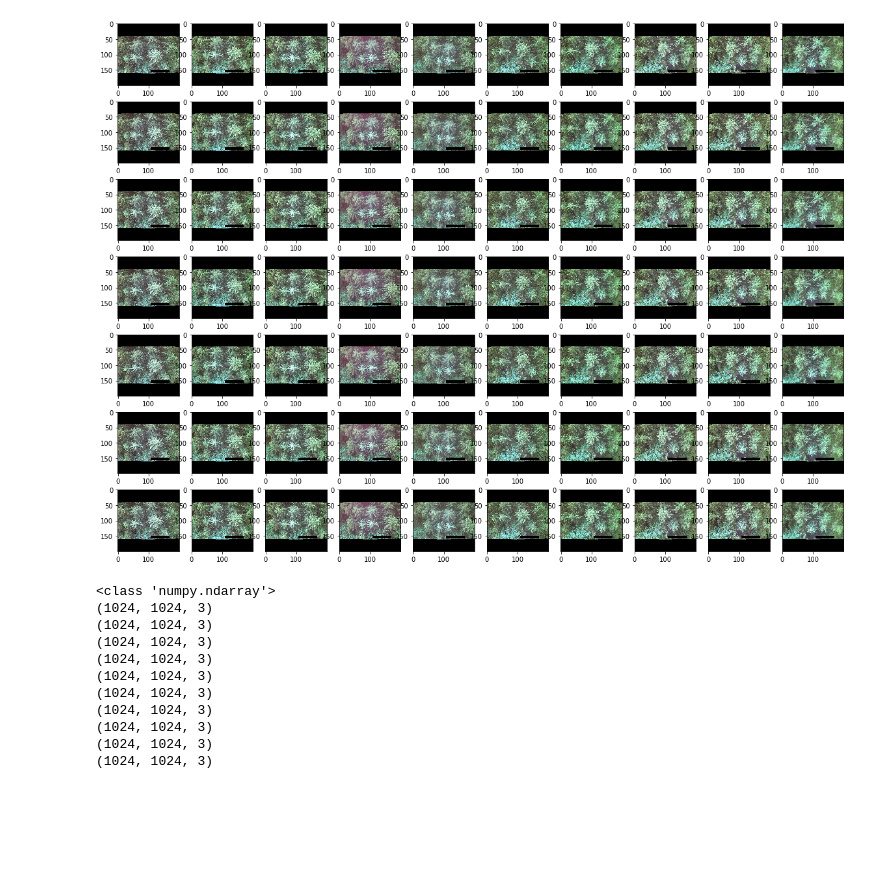
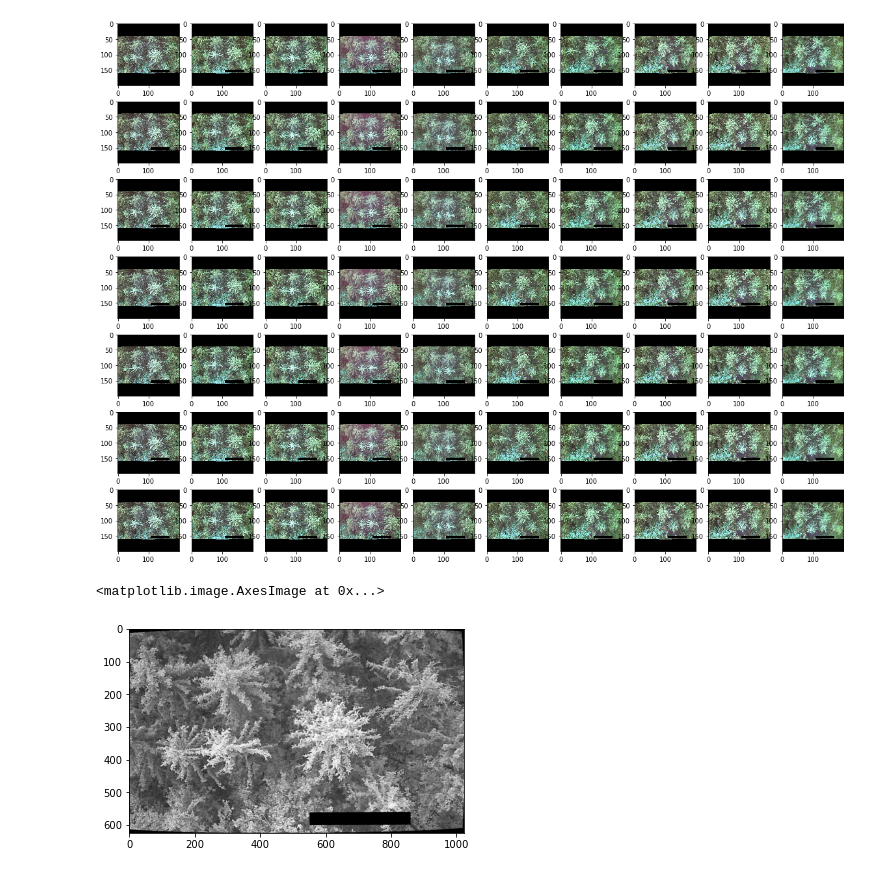
Before and after one commit to cwittwer/CV_Lab_Group_Project, a Jupyter notebook: 3_project/image_preprocessing_.ipynb, the cells around one changed output. Saved outputs shown, nothing was run; the diff lists cells and outputs as text; code cells hidden in the pictures; blank space fills up the shorter version.

Commit message:
Fixed Image Preprocessing notebook

```diff
--- a/3_project/image_preprocessing.ipynb
+++ b/3_project/image_preprocessing_.ipynb
@@ -57,7 +60,6 @@ display_images(np.array(orig_images), figsize=(7,10), resize_dim=(200,200))
 [figure]
 # %%
 def integrate(images: np.ndarray):
-    print(type(images[0]))
 
     integrated_images = []
     """
@@ -66,29 +68,16 @@ def integrate(images: np.ndarray):
     """
     for i in range(len(images)):
         integral = np.zeros((images[0].shape[1:]), np.float64)
+        #divider = np.zeros((images[0].shape[1:]), np.float64)
+
         for j in range(len(images[i])):
             integral += images[i][j]
-        integral /= len(images[i])
+            #cc = color_check(images[i][j])
+            #integral += (images[i][j]*cc[:,:,np.newaxis])
+            #divider += cc[:,:,np.newaxis]
+
+        integral /= len(images[i]) #np.divide(integral, divider, out=np.zeros_like(integral), where=divider!=0)
+        integral=cv2.normalize(integral, None, 0, 255, cv2.NORM_MINMAX).astype(np.uint8)
         integrated_images.append(integral)
 
-
-
-    #integral = cv2.normalize(integral, None,
-    #    0, 255, cv2.NORM_MINMAX).astype(np.uint8)
     return integrated_images
-
-integrated_images = integrate(np.array_split(warped_images,10))
-print(type(integrated_images))
-#display_images(integrated_images, figsize=(3,4), resize_dim=(400,400))
-# %% [output]
-<class 'numpy.ndarray'>
-(1024, 1024, 3)
-(1024, 1024, 3)
-(1024, 1024, 3)
-(1024, 1024, 3)
-(1024, 1024, 3)
-(1024, 1024, 3)
-(1024, 1024, 3)
-(1024, 1024, 3)
-(1024, 1024, 3)
-(1024, 1024, 3)
@@ -95,3 +92,18 @@ print(type(integrated_images))
+# %%
+def crop_image(image):
+
+    grayscale = cv2.cvtColor(image, cv2.COLOR_BGR2GRAY)
+
+    _,thresh = cv2.threshold(grayscale,0,255,cv2.THRESH_OTSU)
+
+    bbox = cv2.boundingRect(thresh)
+    x,y,w,h = bbox
+
+    return x,y,w,h
+    #plt.imshow(grayscale[y:y+h,x:x+w], cmap='gray')
+# %% [output]
+<matplotlib.image.AxesImage at 0x...>
+[figure, added]
 # %%
 integrated_images = integrate(np.array_split(warped_images,10))
 
```
Also changed, not shown: parts of 4 cells of this notebook.
